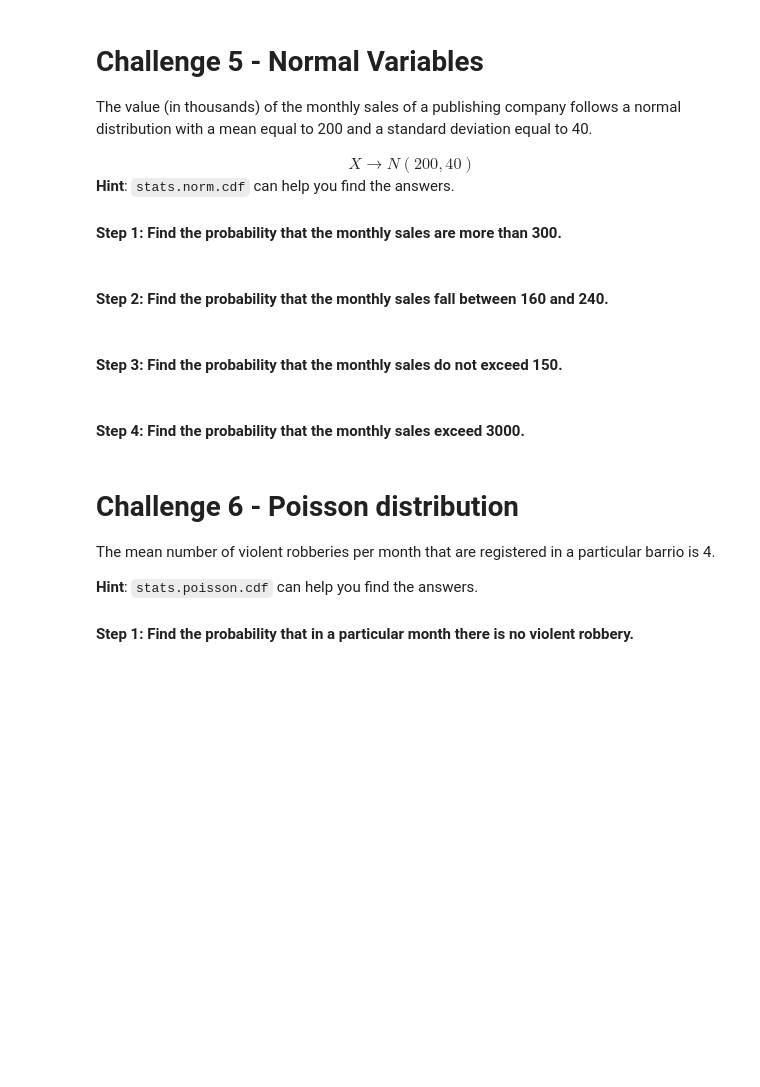
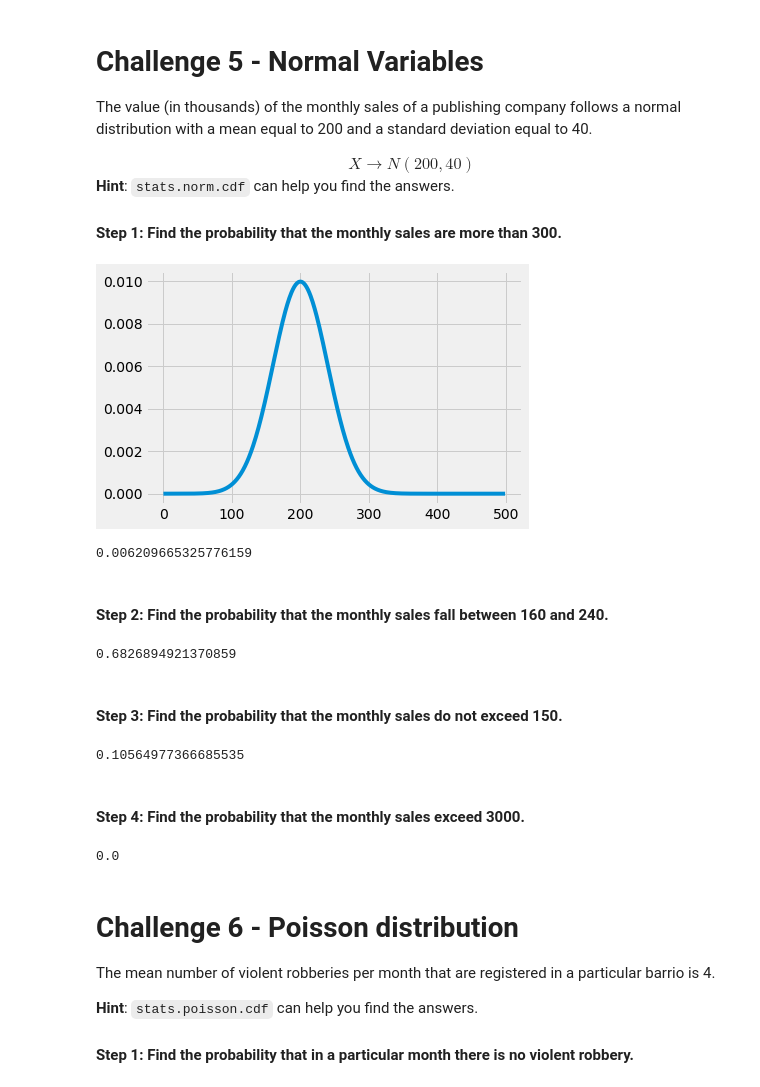
Before and after one commit to diogoacabado/dataV2-labs, a Jupyter notebook: module-2/Probability-Distributions/your-code/main.ipynb, the cells around one changed output. Drawn from its saved outputs; the diff is of its cells as text; code cells hidden in the pictures; blank space fills up the shorter version.

```diff
--- a/module-2/Probability-Distributions/your-code/main.ipynb
+++ b/module-2/Probability-Distributions/your-code/main.ipynb
@@ -162,15 +230,46 @@ The value (in thousands) of the monthly sales of a publishing company follows a
+# %%
+# your code here
+
+from scipy.stats import norm
+
+mean = 200
+std = 40
+
+dist = norm(mean, std)
+
+x = range(500)
+arr = dist.pdf(x)
+
+plt.plot(arr)
+plt.show()
+# %% [output]
+[figure, added]
+# %%
+1 - dist.cdf(300)
+# %% [output]
+0.006209665325776159
 # %% [markdown]
 #### Step 2: Find the probability that the monthly sales fall between 160 and 240.
 # %%
 # your code here
+
+dist.cdf(240) - dist.cdf(160)
+# %% [output]
+0.6826894921370859
 # %% [markdown]
 #### Step 3: Find the probability that the monthly sales do not exceed 150.
 # %%
 # your code here
+dist.cdf(150)
+# %% [output]
+0.10564977366685535
 # %% [markdown]
 #### Step 4: Find the probability that the monthly sales exceed 3000.
 # %%
 # your code here
+1 - dist.cdf(3000)
+# %% [output]
+0.0
 # %% [markdown]
 # Challenge 6 - Poisson distribution
 The mean number of violent robberies per month that are registered in a particular barrio is 4.
```
Also changed, not shown: parts of 31 cells of this notebook, 5 other files.
